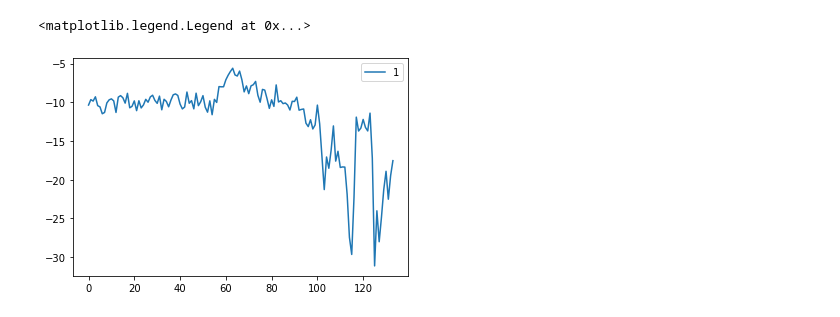
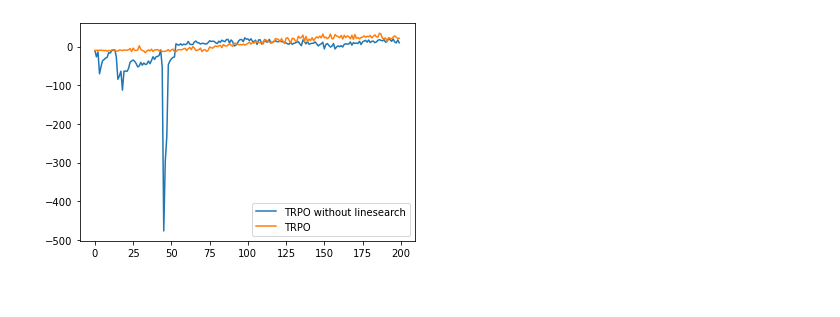
Before and after one commit to Aristxcy/DRSOM-for-RL, a Jupyter notebook: plot.ipynb, the cells around one changed output. Drawn from its saved outputs; the diff is of its cells as text; code cells hidden in the pictures.

```diff
--- a/plot.ipynb
+++ b/plot.ipynb
@@ -54,31 +50,15 @@ plt.savefig('momentum.pdf')
-# %%
-# for drsom
-df_drsom_1 = pd.read_csv('./drsom_test/momentum_dr_3/progress.csv')
-df_drsom_2 = pd.read_csv('./drsom_test/momentum_dr_2/progress.csv')
-
-# df_drsom_5 = pd.read_csv('./drsom_test/momentum-dr_5/progress.csv')
-# df_drsom_6 = pd.read_csv('./drsom_test/momentum-dr_6/progress.csv')
-# df_drsom_7 = pd.read_csv('./drsom_test/momentum-dr_7/progress.csv')
-# df_drsom_8 = pd.read_csv('./drsom_test/momentum-dr_8/progress.csv')
-# df_drsom_9 = pd.read_csv('./drsom_test/momentum-dr_9/progress.csv')
-# df_drsom_10 = pd.read_csv('./drsom_test/momentum-dr_10/progress.csv')
-# df_drsom_11 = pd.read_csv('./drsom_test/momentum-dr_11/progress.csv')
-# df_drsom_12 = pd.read_csv('./drsom_test/momentum-dr_12/progress.csv')
-
-plt.plot(df_drsom_1["Evaluation/AverageDiscountedReturn"], label='1')
-# plt.plot(df_drsom_2["Evaluation/AverageDiscountedReturn"], label='2')
-
-# plt.plot(df_drsom_5["Evaluation/AverageDiscountedReturn"], label='5')
-# plt.plot(df_drsom_6["Evaluation/AverageDiscountedReturn"], label='6')
-# plt.plot(df_drsom_7["Evaluation/AverageDiscountedReturn"], label='7')
-# plt.plot(df_drsom_8["Evaluation/AverageDiscountedReturn"], label='8')
-# plt.plot(df_drsom_9["Evaluation/AverageDiscountedReturn"], label='9')
-# plt.plot(df_drsom_10["Evaluation/AverageDiscountedReturn"], label='10')
-# plt.plot(df_drsom_11["Evaluation/AverageDiscountedReturn"], label='11')
-# plt.plot(df_drsom_12["Evaluation/AverageDiscountedReturn"], label='12')
-
-
-plt.legend()
-# %% [output]
-<matplotlib.legend.Legend at 0x...>
-[figure, removed]
+# %%
+trpo_without_line = pd.read_csv('./trpo-without-linesearch_1/progress.csv')
+plt.plot(trpo_without_line["Evaluation/AverageDiscountedReturn"], label='TRPO without linesearch')
+
+# trpo_without_line_2 = pd.read_csv('./trpo-without-linesearch_4/progress.csv')
+# plt.plot(trpo_without_line_2["Evaluation/AverageDiscountedReturn"], label='TRPO without linesearch')
+
+trpo_8 = pd.read_csv('./data/local/experiment/trpo_pendulum_7/progress.csv')
+plt.plot(trpo_8["Evaluation/AverageDiscountedReturn"], label='TRPO')
+
+plt.legend()
+
+plt.savefig('linesearch.pdf')
+# %% [output]
+[figure, added]
```
Also changed, not shown: parts of 2 cells of this notebook, 6 other files.
